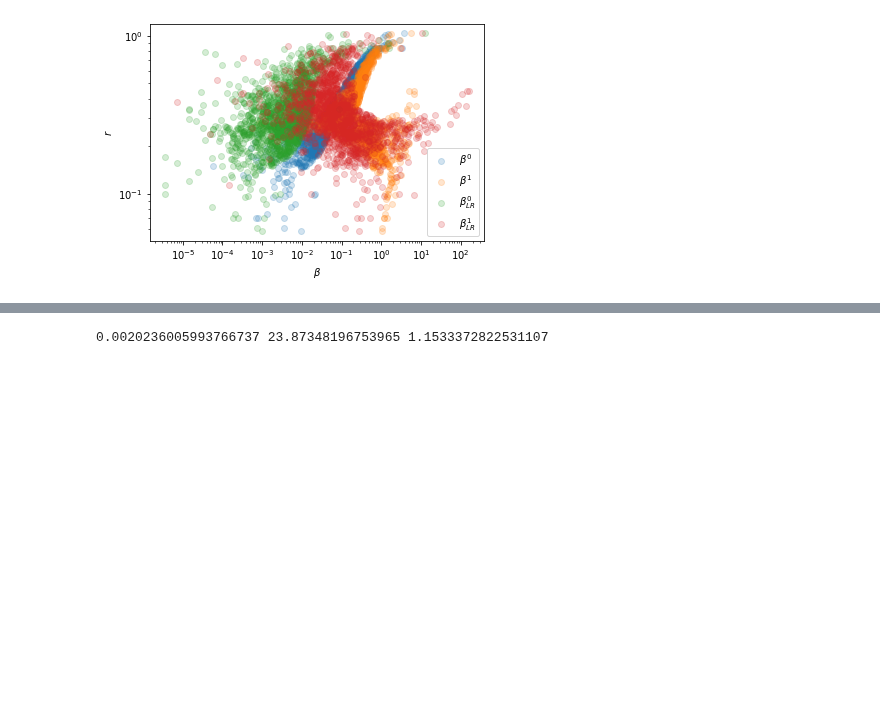
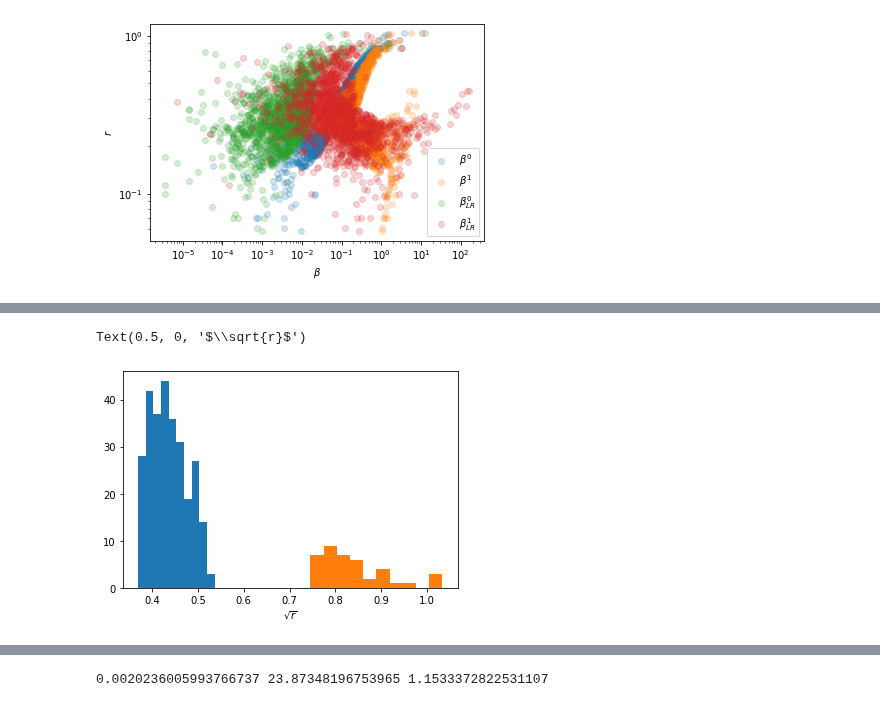
Before and after one commit to Richard-Sti/GSHE_public, a Jupyter notebook: scripts/explore_sampled_trajectories.ipynb, the cells around one changed output, grey strips where cells are left out. Saved outputs shown, nothing was run; the diff lists cells and outputs as text; code cells hidden in the pictures; blank space fills up the shorter version.

```diff
--- a/scripts/explore_sampled_trajectories.ipynb
+++ b/scripts/explore_sampled_trajectories.ipynb
@@ -470,3 +497,17 @@ Text(0, 0.5, '$r$')
+# %%
+dts = dat['Δt'][pts]
+rs = np.abs(dat['μ'][:,1]/dat['μ'][:,0])[pts]**0.5
+
+cond1 = np.abs(dts-10)<2
+plt.hist(rs[cond1])
+
+cond2 = (np.abs(dts-1)<2)
+plt.hist(rs[cond2])
+
+plt.xlabel(r'$\sqrt{r}$')
+# %% [output]
+Text(0.5, 0, '$\\sqrt{r}$')
+[figure, added]
 # %% [markdown]
 ### Find trajectories where the first image is observable, but the second isn't
 
```
Also changed, not shown: parts of 16 cells of this notebook, 1 other file.
